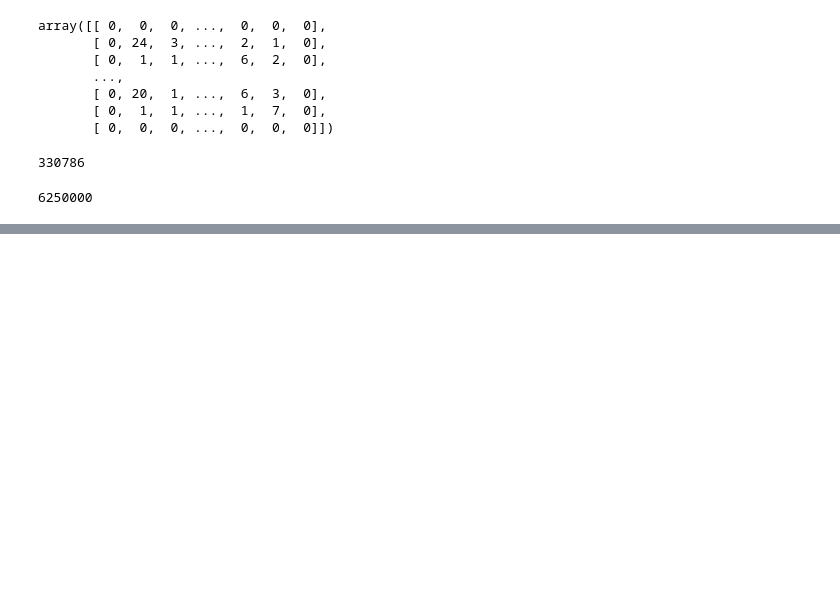
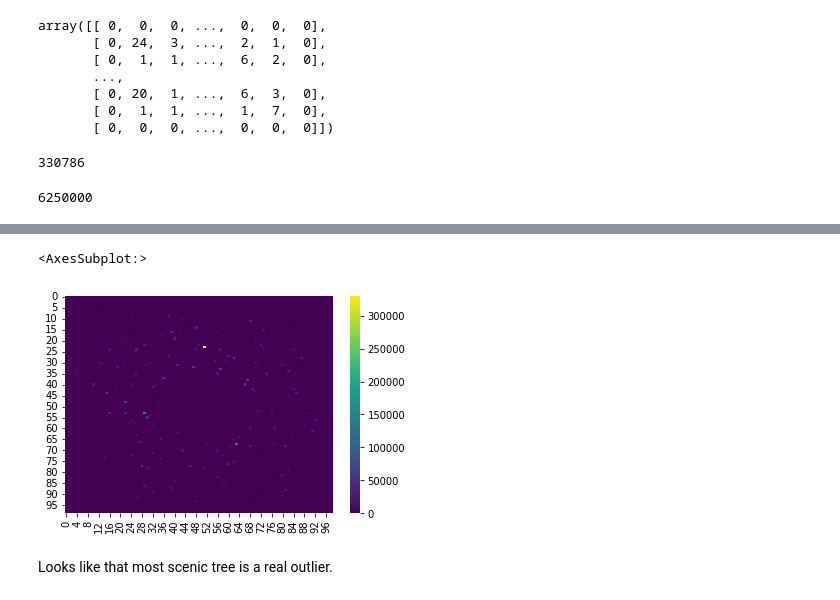
Before and after one commit to marilang/AoC2022, a Jupyter notebook: Day 8 Treetop Tree House.ipynb, the cells around one changed output, grey strips where cells are left out. Drawn from its saved outputs; the diff is of its cells as text; code cells hidden in the pictures; blank space fills up the shorter version.

```diff
--- a/Day 8 Treetop Tree House.ipynb
+++ b/Day 8 Treetop Tree House.ipynb
@@ -179,0 +189,7 @@ np.max(scenic)
+# %%
+seaborn.heatmap(scenic, cmap='viridis')
+# %% [output]
+<AxesSubplot:>
+[figure, added]
+# %% [markdown]
+Looks like that most scenic tree is a real outlier.
```
Also changed, not shown: parts of 3 cells of this notebook.
